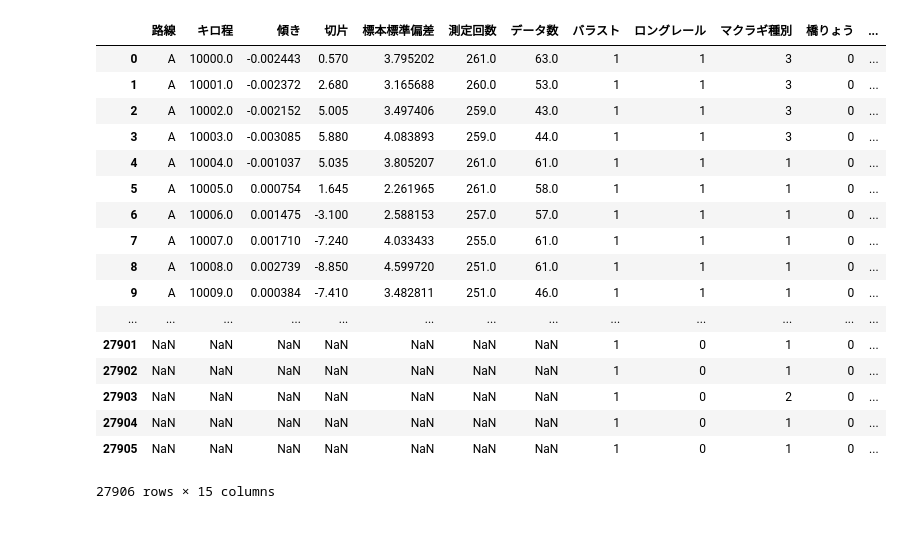
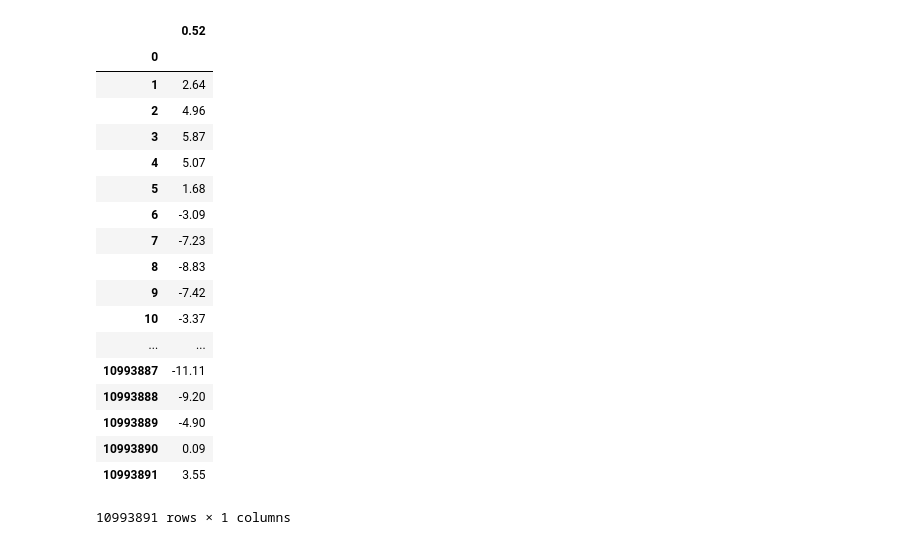
Before and after one commit to a0082273/signate_railway, a Jupyter notebook: check.ipynb, the cells around one changed output. Saved outputs shown, nothing was run; the diff lists cells and outputs as text; code cells hidden in the pictures.

```diff
--- a/check.ipynb
+++ b/check.ipynb
@@ -23,22 +24,23 @@ data5
 # %%
-data4 = pd.read_csv('summary4_A.csv', index_col=0)
-data4
+data11 = pd.read_csv('submit11_lgbm.csv', index_col=0)
+data11
 # %% [output]
-|  | 路線 | キロ程 | 傾き | 切片 | 標本標準偏差 | 測定回数 | データ数 | バラスト | ロングレール | マクラギ種別 | 橋りょう | ... |
-| 0 | A | 10000.0 | -0.002443 | 0.570 | 3.795202 | 261.0 | 63.0 | 1 | 1 | 3 | 0 | ... |
-| 1 | A | 10001.0 | -0.002372 | 2.680 | 3.165688 | 260.0 | 53.0 | 1 | 1 | 3 | 0 | ... |
-| 2 | A | 10002.0 | -0.002152 | 5.005 | 3.497406 | 259.0 | 43.0 | 1 | 1 | 3 | 0 | ... |
-| 3 | A | 10003.0 | -0.003085 | 5.880 | 4.083893 | 259.0 | 44.0 | 1 | 1 | 3 | 0 | ... |
-| 4 | A | 10004.0 | -0.001037 | 5.035 | 3.805207 | 261.0 | 61.0 | 1 | 1 | 1 | 0 | ... |
-| 5 | A | 10005.0 | 0.000754 | 1.645 | 2.261965 | 261.0 | 58.0 | 1 | 1 | 1 | 0 | ... |
-| 6 | A | 10006.0 | 0.001475 | -3.100 | 2.588153 | 257.0 | 57.0 | 1 | 1 | 1 | 0 | ... |
-| 7 | A | 10007.0 | 0.001710 | -7.240 | 4.033433 | 255.0 | 61.0 | 1 | 1 | 1 | 0 | ... |
-| 8 | A | 10008.0 | 0.002739 | -8.850 | 4.599720 | 251.0 | 61.0 | 1 | 1 | 1 | 0 | ... |
-| 9 | A | 10009.0 | 0.000384 | -7.410 | 3.482811 | 251.0 | 46.0 | 1 | 1 | 1 | 0 | ... |
-| ... | ... | ... | ... | ... | ... | ... | ... | ... | ... | ... | ... | ... |
-| 27901 | NaN | NaN | NaN | NaN | NaN | NaN | NaN | 1 | 0 | 1 | 0 | ... |
-| 27902 | NaN | NaN | NaN | NaN | NaN | NaN | NaN | 1 | 0 | 1 | 0 | ... |
-| 27903 | NaN | NaN | NaN | NaN | NaN | NaN | NaN | 1 | 0 | 2 | 0 | ... |
-| 27904 | NaN | NaN | NaN | NaN | NaN | NaN | NaN | 1 | 0 | 1 | 0 | ... |
-| 27905 | NaN | NaN | NaN | NaN | NaN | NaN | NaN | 1 | 0 | 1 | 0 | ... |
+|  | 0.52 |
+| 0 |  |
+| 1 | 2.64 |
+| 2 | 4.96 |
+| 3 | 5.87 |
+| 4 | 5.07 |
+| 5 | 1.68 |
+| 6 | -3.09 |
+| 7 | -7.23 |
+| 8 | -8.83 |
+| 9 | -7.42 |
+| 10 | -3.37 |
+| ... | ... |
+| 10993887 | -11.11 |
+| 10993888 | -9.20 |
+| 10993889 | -4.90 |
+| 10993890 | 0.09 |
+| 10993891 | 3.55 |
-27906 rows × 15 columns
+10993891 rows × 1 columns
```
Also changed, not shown: parts of 23 cells of this notebook, 3 other files.
